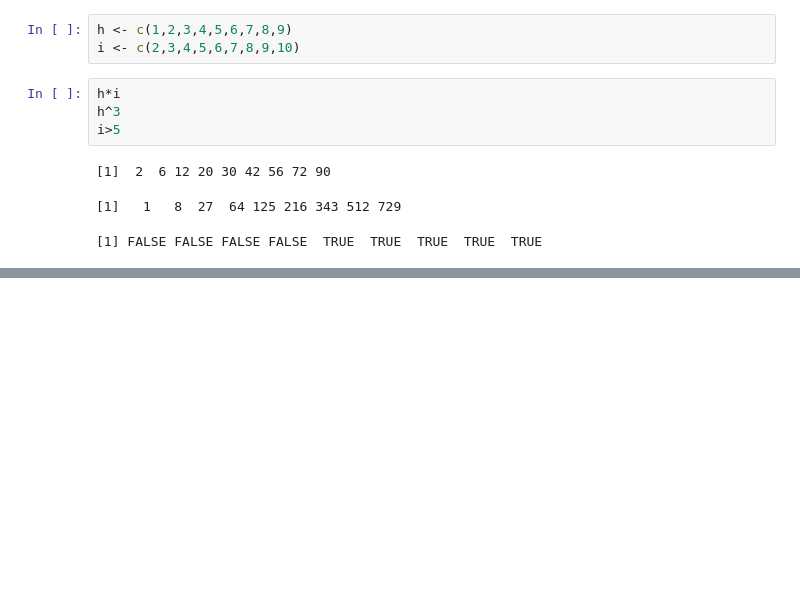
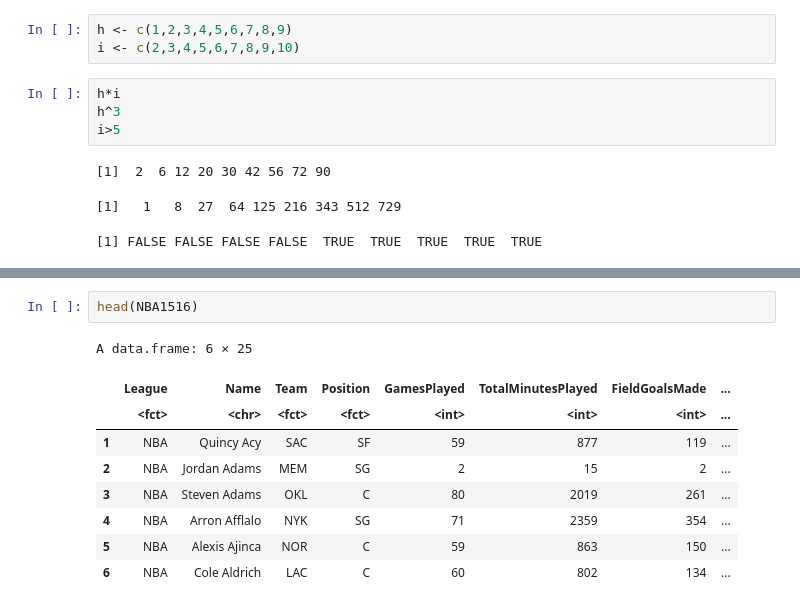
Before and after one commit to ShaoPingrelax/bigdata, a Jupyter notebook: 「0309_ipynb」的副本.ipynb, the cells around one changed output, grey strips where cells are left out. Cells and saved outputs as stored; diff of their text form; blank space fills up the shorter version.

```diff
--- a/「0309_ipynb」的副本.ipynb
+++ b/「0309_ipynb」的副本.ipynb
@@ -63,0 +121,12 @@ i>5
+# %%
+head(NBA1516)
+# %% [output]
+A data.frame: 6 × 25
+|  | League | Name | Team | Position | GamesPlayed | TotalMinutesPlayed | FieldGoalsMade | ... |
+|  | <fct> | <chr> | <fct> | <fct> | <int> | <int> | <int> | ... |
+| 1 | NBA | Quincy Acy | SAC | SF | 59 | 877 | 119 | ... |
+| 2 | NBA | Jordan Adams | MEM | SG | 2 | 15 | 2 | ... |
+| 3 | NBA | Steven Adams | OKL | C | 80 | 2019 | 261 | ... |
+| 4 | NBA | Arron Afflalo | NYK | SG | 71 | 2359 | 354 | ... |
+| 5 | NBA | Alexis Ajinca | NOR | C | 59 | 863 | 150 | ... |
+| 6 | NBA | Cole Aldrich | LAC | C | 60 | 802 | 134 | ... |
```
Also changed, not shown: parts of 8 cells of this notebook.
